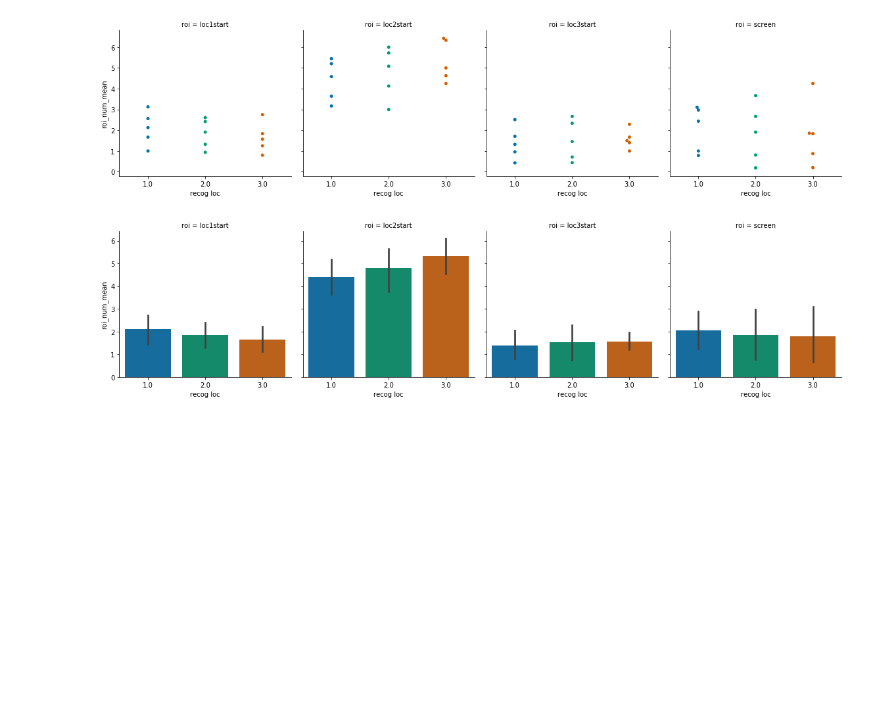
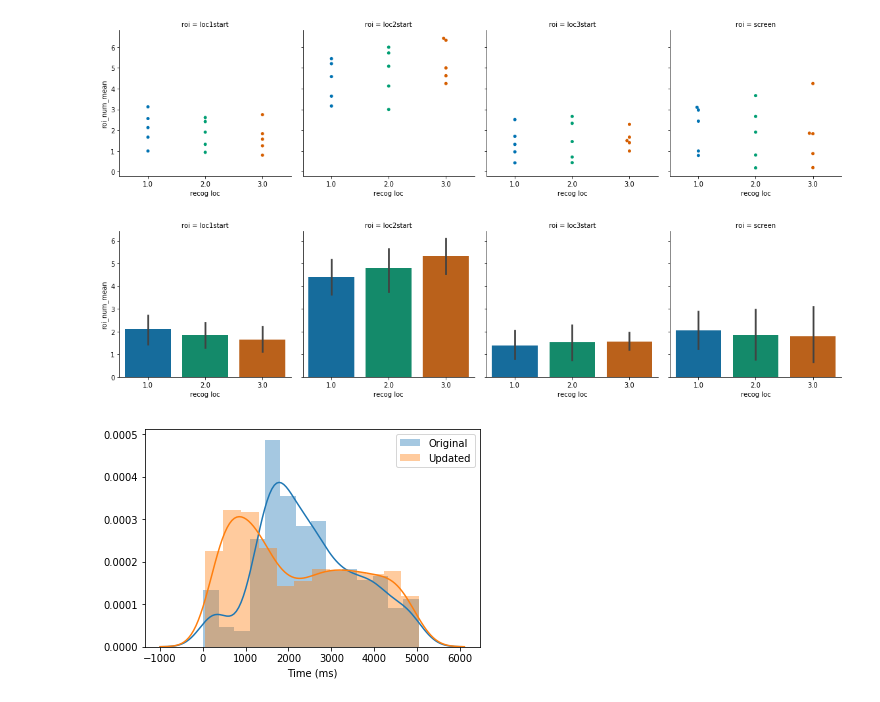
Before and after one commit to donnajobridge/location-space, a Jupyter notebook: eyebehave_visuals.ipynb, the cells around one changed output. Saved outputs shown, nothing was run; the diff lists cells and outputs as text; code cells hidden in the pictures; blank space fills up the shorter version.

```diff
--- a/eyebehave_visuals.ipynb
+++ b/eyebehave_visuals.ipynb
@@ -154,6 +161,27 @@ sns.factorplot(x="recog loc", y="roi_num_mean", col="roi", data=sub_fix_tidy[sub
                kind="bar", palette='colorblind');
 # %% [output]
 [figure]
+# %%
+sacc = all[all['event'] == 'ESACC']
+sacc_mismatch = sacc[sacc['cond']==1]
+sacc_legend=['Original','Updated']
+condlist=['loc1start', 'loc2start']
+
+def make_layered_hist(array, condlist, legendlist):
+
+    fig, ax = plt.subplots()
+    for cond,label in zip(condlist,legendlist):
+        data=array[array['startloc']==cond]
+        hist_kde=sns.distplot(data['start'], ax=ax, label=label)
+        ax.legend()
+        ax.set_xlabel('Time (ms)')
+    plt.show()
+    hist_kde=hist_kde.get_figure()
+    hist_kde.savefig('figs/ls_hist_kde_mismatch.png')
+
+make_layered_hist(sacc_mismatch, condlist, sacc_legend)
+# %% [output]
+[figure, added]
 # %%
 sub='ec108'
 subdf=all[(all['sub']==sub) & (all['refresh order']==30) ]
```
Also changed, not shown: parts of 2 cells of this notebook, 44 other files.
